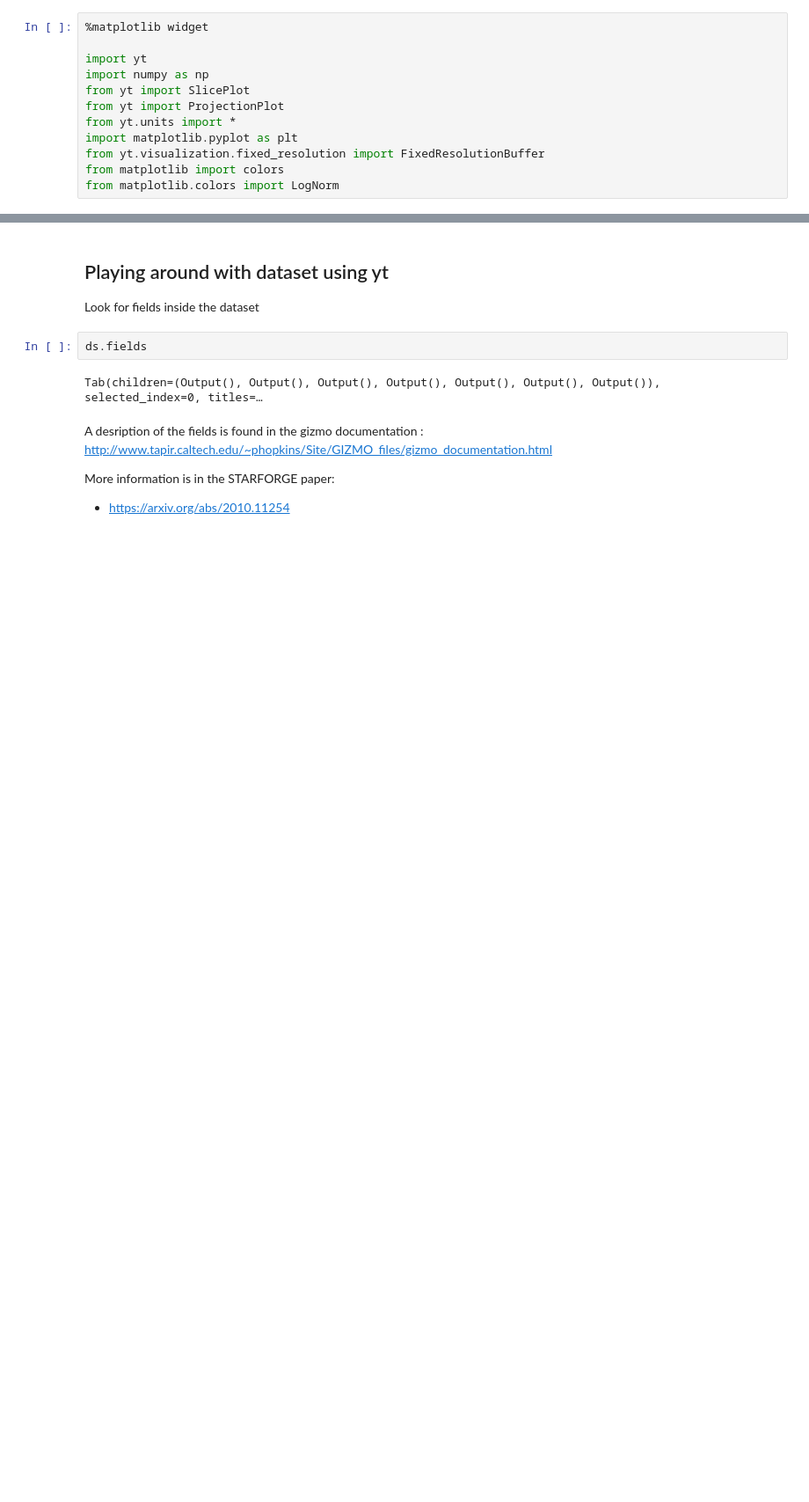
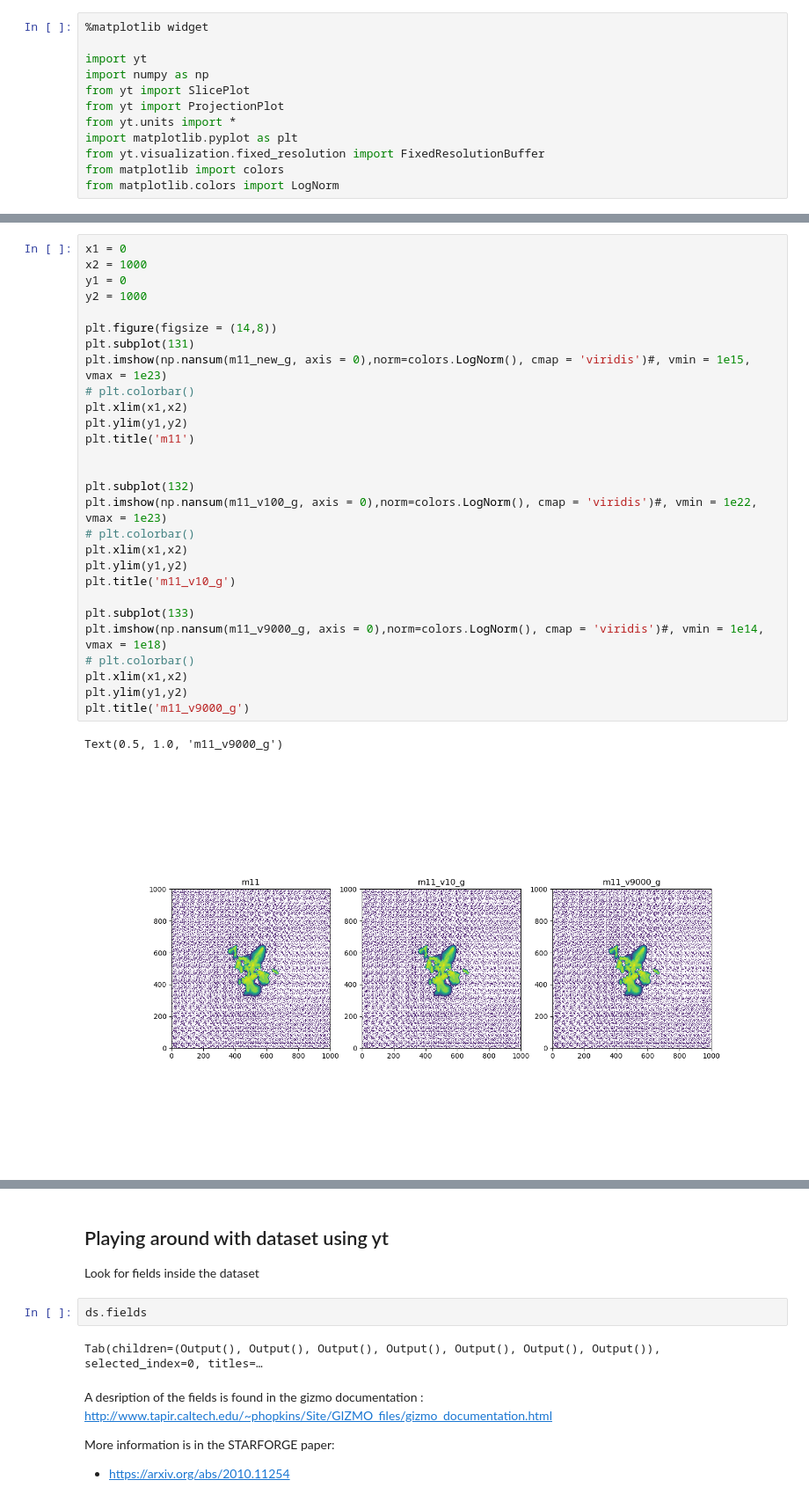
Before and after one commit to Kartik-Neralwar/feature_checker, a Jupyter notebook: YT_fields_plotting.ipynb, the cells around one changed output, grey strips where cells are left out. Shown at 88% size. Cells and saved outputs as stored; diff of their text form; blank space fills up the shorter version.

```diff
--- a/YT_fields_plotting.ipynb
+++ b/YT_fields_plotting.ipynb
@@ -125,0 +165,31 @@ Done
+# %%
+x1 = 0
+x2 = 1000
+y1 = 0
+y2 = 1000
+
+plt.figure(figsize = (14,8))
+plt.subplot(131)
+plt.imshow(np.nansum(m11_new_g, axis = 0),norm=colors.LogNorm(), cmap = 'viridis')#, vmin = 1e15, vmax = 1e23)
+# plt.colorbar()
+plt.xlim(x1,x2)
+plt.ylim(y1,y2)
+plt.title('m11')
+
+
+plt.subplot(132)
+plt.imshow(np.nansum(m11_v100_g, axis = 0),norm=colors.LogNorm(), cmap = 'viridis')#, vmin = 1e22, vmax = 1e23)
+# plt.colorbar()
+plt.xlim(x1,x2)
+plt.ylim(y1,y2)
+plt.title('m11_v10_g')
+
+plt.subplot(133)
+plt.imshow(np.nansum(m11_v9000_g, axis = 0),norm=colors.LogNorm(), cmap = 'viridis')#, vmin = 1e14, vmax = 1e18)
+# plt.colorbar()
+plt.xlim(x1,x2)
+plt.ylim(y1,y2)
+plt.title('m11_v9000_g')
+# %% [output]
+Text(0.5, 1.0, 'm11_v9000_g')
+[figure, added]
```
Also changed, not shown: parts of 8 cells of this notebook.
